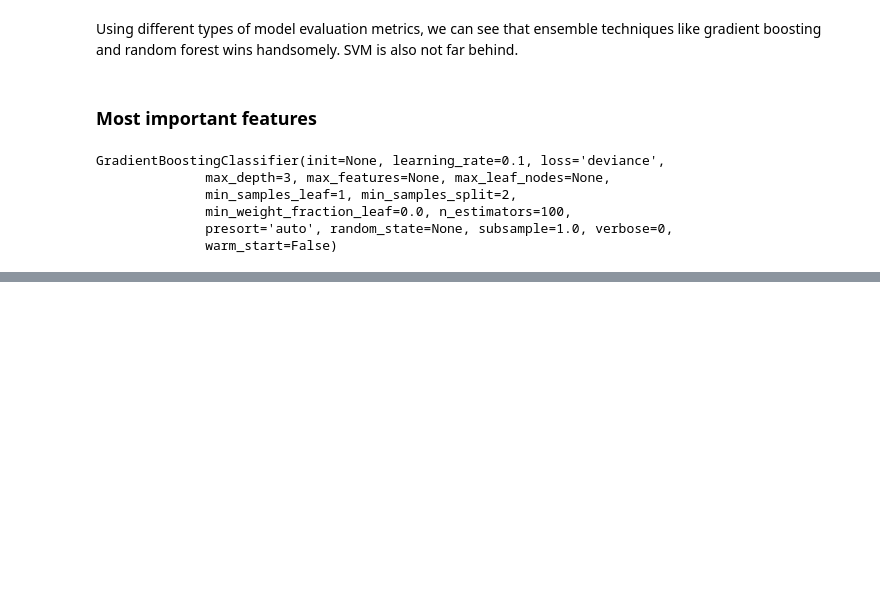
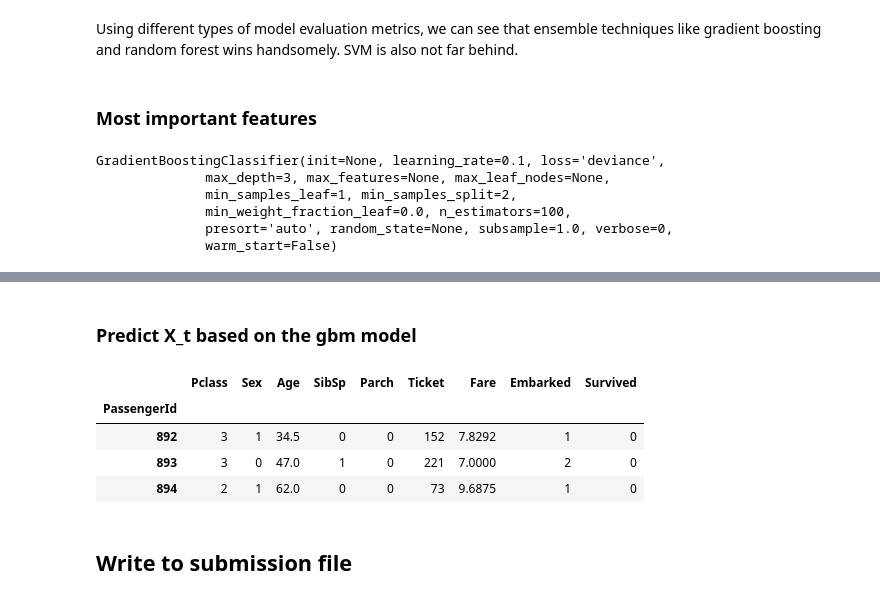
Before and after one commit to vivekbharadwaj/titanic_kaggle, a Jupyter notebook: titanic_kaggle_prediction_model_ensemble.ipynb, the cells around one changed output, grey strips where cells are left out. Cells and saved outputs as stored; diff of their text form; code cells hidden in the pictures; blank space fills up the shorter version.

Commit message:
enumerated feature engineering tasks for future. 1st and 2nd test submissions recorded.

```diff
--- a/titanic_kaggle_prediction_model_ensemble.ipynb
+++ b/titanic_kaggle_prediction_model_ensemble.ipynb
@@ -401,0 +447,5 @@ plt.show()
+# %%
+# there's no other way to fix null fares except to replace it with a 0
+test.Fare.fillna(0, inplace = True)
+
+print "the number of nulls after fixing the issue is: ", test.isnull().sum()
@@ -401,0 +465,4 @@ plt.show()
+# %%
+df_test_cleaned = titanic_wrangling(test)
+X_t = df_test_cleaned.as_matrix().astype(np.float)
+print X_t.shape
@@ -401,0 +473,9 @@ plt.show()
+# %%
+from sklearn import preprocessing
+
+scaler = preprocessing.StandardScaler()
+X_t = scaler.fit_transform(X_t)
+# the standardscaler subtracts mean and divides by stdev
+
+# standardised X_t - this has mean 0 and stdev 1
+X_t
@@ -401,0 +496,15 @@ plt.show()
+# %% [markdown]
+### Predict X_t based on the gbm model
+# %%
+# directly writing the predicted survivals to test (dataframe)
+df_test_cleaned['Survived'] = gbc.predict(X_t)
+# %%
+df_test_cleaned.head(3)
+# %% [output]
+|  | Pclass | Sex | Age | SibSp | Parch | Ticket | Fare | Embarked | Survived |
+| PassengerId |  |  |  |  |  |  |  |  |  |
+| 892 | 3 | 1 | 34.5 | 0 | 0 | 152 | 7.8292 | 1 | 0 |
+| 893 | 3 | 0 | 47.0 | 1 | 0 | 221 | 7.0000 | 2 | 0 |
+| 894 | 2 | 1 | 62.0 | 0 | 0 | 73 | 9.6875 | 1 | 0 |
+# %% [markdown]
+## Write to submission file
```
Also changed, not shown: parts of 33 cells of this notebook.
